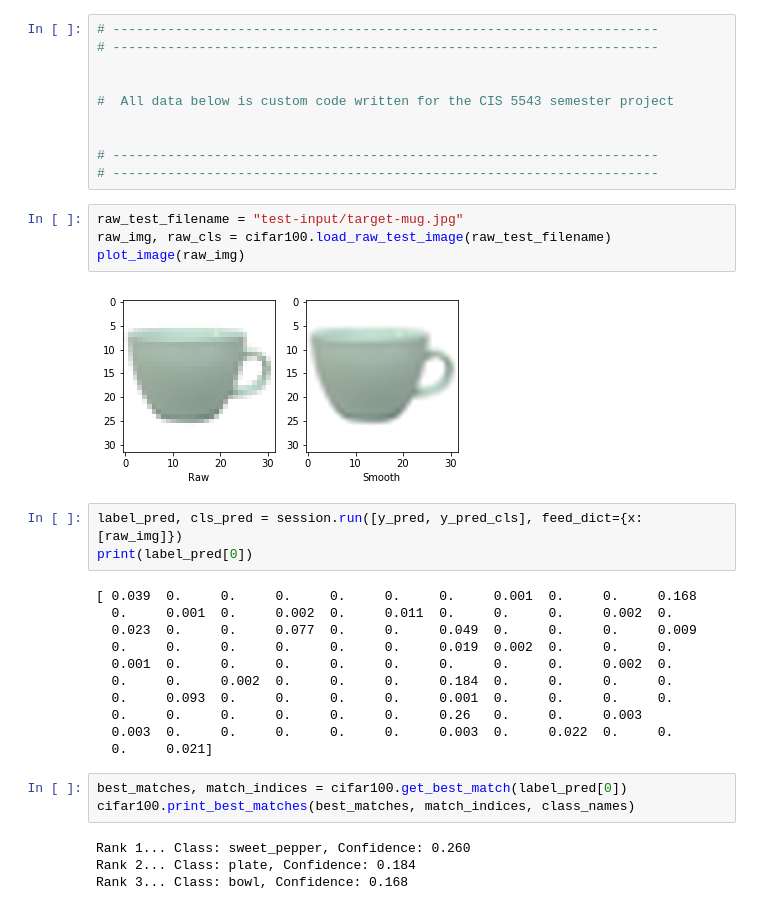
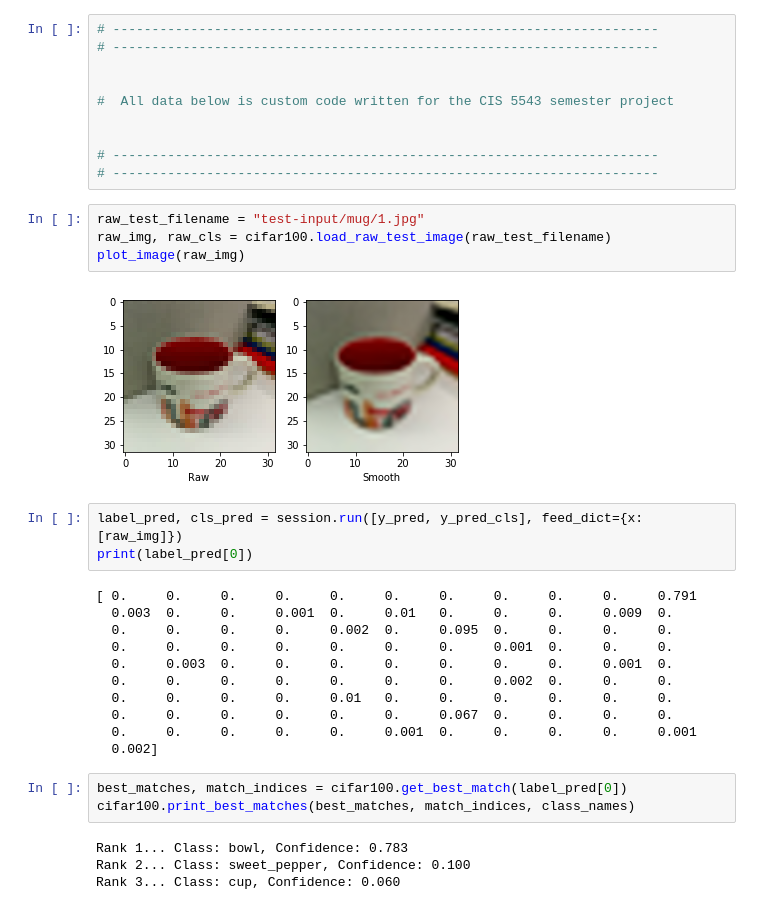
Before and after one commit to lehmansarahm/HvassCIFAR100, a Jupyter notebook: 5543-CIFAR-100.ipynb, the cells around one changed output. Cells and saved outputs as stored; diff of their text form.

Commit message:
Updates to include sample test images gathered from phone

```diff
--- a/5543-CIFAR-100.ipynb
+++ b/5543-CIFAR-100.ipynb
@@ -1036,29 +1041,29 @@ THE SOFTWARE IS PROVIDED "AS IS", WITHOUT WARRANTY OF ANY KIND, EXPRESS OR IMPLI
 # ----------------------------------------------------------------------
 # ----------------------------------------------------------------------
 # %%
-raw_test_filename = "test-input/target-mug.jpg"
+raw_test_filename = "test-input/mug/1.jpg"
 raw_img, raw_cls = cifar100.load_raw_test_image(raw_test_filename)
 plot_image(raw_img)
 # %% [output]
-[figure, old version]
+[figure, new version]
 # %%
 label_pred, cls_pred = session.run([y_pred, y_pred_cls], feed_dict={x: [raw_img]})
 print(label_pred[0])
 # %% [output]
-[ 0.039  0.     0.     0.     0.     0.     0.     0.001  0.     0.     0.168
-  0.     0.001  0.     0.002  0.     0.011  0.     0.     0.     0.002  0.
-  0.023  0.     0.     0.077  0.     0.     0.049  0.     0.     0.     0.009
-  0.     0.     0.     0.     0.     0.     0.019  0.002  0.     0.     0.
-  0.001  0.     0.     0.     0.     0.     0.     0.     0.     0.002  0.
-  0.     0.     0.002  0.     0.     0.     0.184  0.     0.     0.     0.
-  0.     0.093  0.     0.     0.     0.     0.001  0.     0.     0.     0.
-  0.     0.     0.     0.     0.     0.     0.26   0.     0.     0.003
-  0.003  0.     0.     0.     0.     0.     0.003  0.     0.022  0.     0.
-  0.     0.021]
+[ 0.     0.     0.     0.     0.     0.     0.     0.     0.     0.     0.791
+  0.003  0.     0.     0.001  0.     0.01   0.     0.     0.     0.009  0.
+  0.     0.     0.     0.     0.002  0.     0.095  0.     0.     0.     0.
+  0.     0.     0.     0.     0.     0.     0.     0.001  0.     0.     0.
+  0.     0.003  0.     0.     0.     0.     0.     0.     0.     0.001  0.
+  0.     0.     0.     0.     0.     0.     0.     0.002  0.     0.     0.
+  0.     0.     0.     0.     0.01   0.     0.     0.     0.     0.     0.
+  0.     0.     0.     0.     0.     0.     0.067  0.     0.     0.     0.
+  0.     0.     0.     0.     0.     0.001  0.     0.     0.     0.     0.001
+  0.002]
 # %%
 best_matches, match_indices = cifar100.get_best_match(label_pred[0])
 cifar100.print_best_matches(best_matches, match_indices, class_names)
 # %% [output]
-Rank 1... Class: sweet_pepper, Confidence: 0.260
-Rank 2... Class: plate, Confidence: 0.184
-Rank 3... Class: bowl, Confidence: 0.168
+Rank 1... Class: bowl, Confidence: 0.783
+Rank 2... Class: sweet_pepper, Confidence: 0.100
+Rank 3... Class: cup, Confidence: 0.060
```
Also changed, not shown: parts of 11 cells of this notebook, 26 other files.
